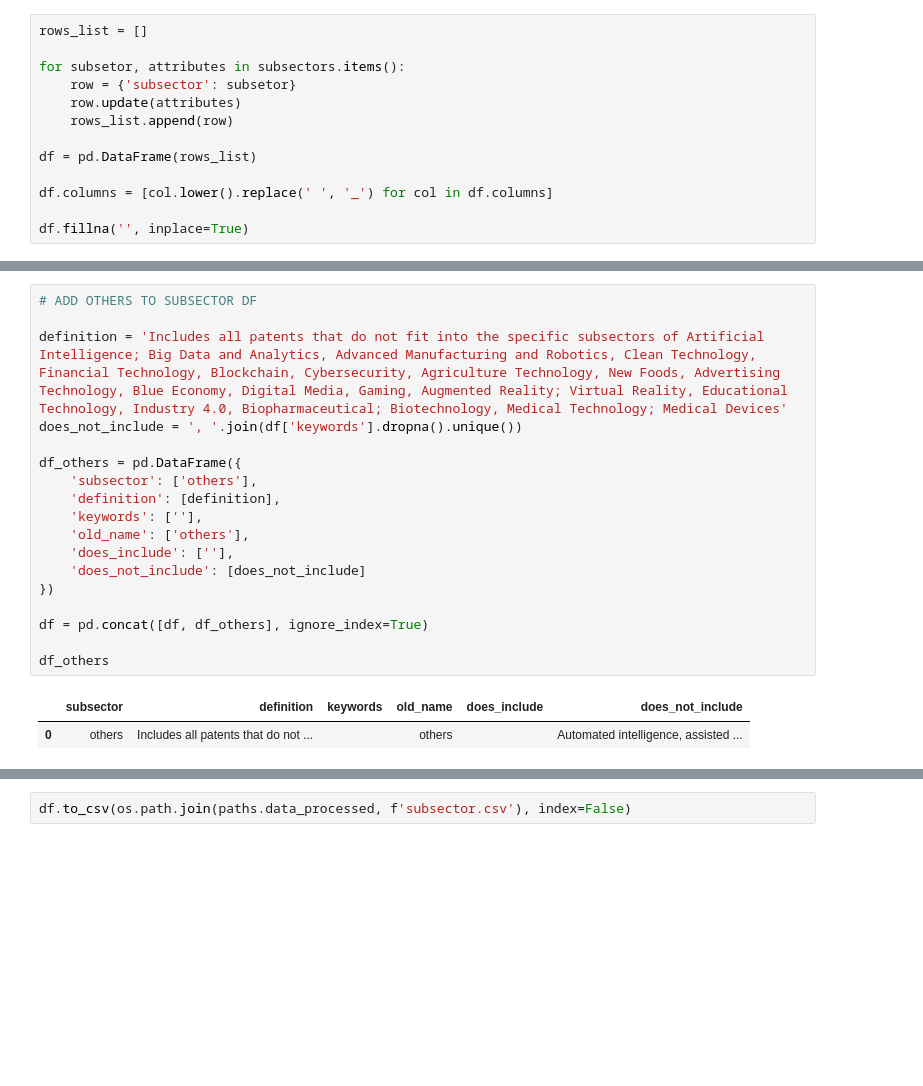
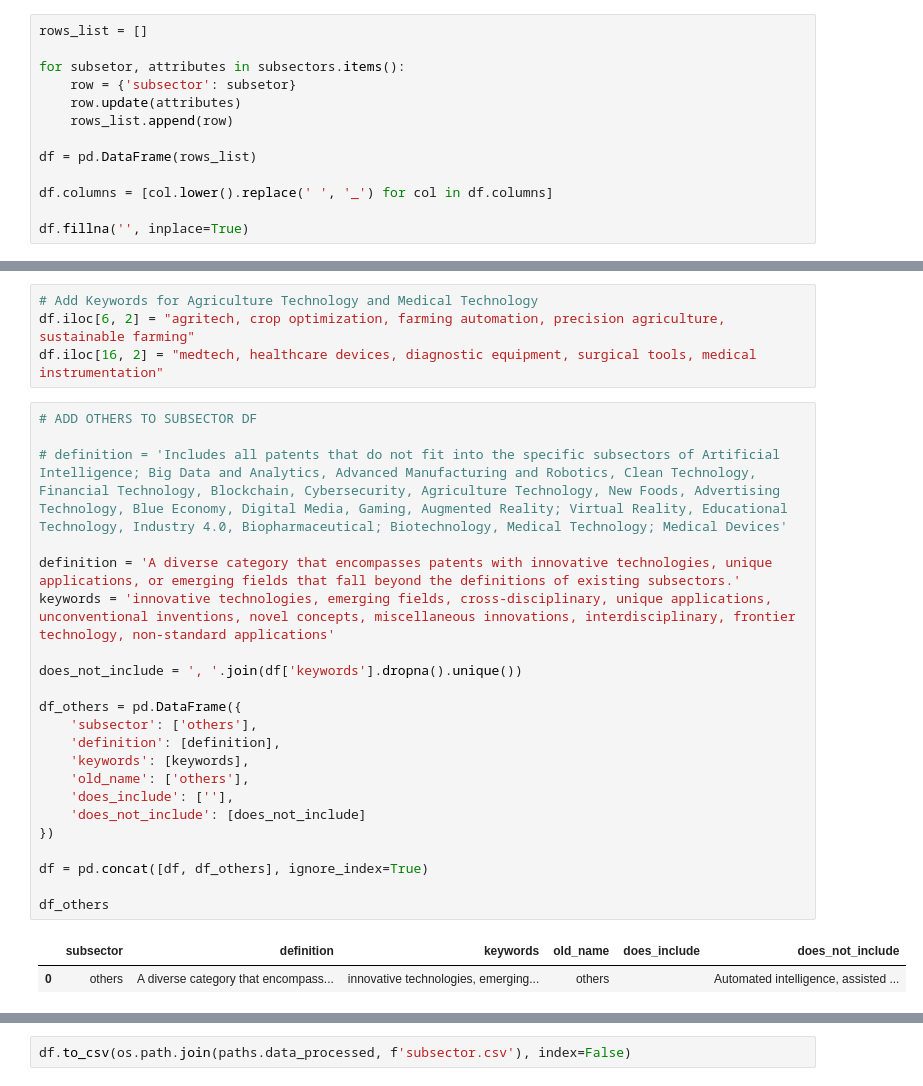
Before and after one commit to tseronni/genome, a Jupyter notebook: notebooks/create_csv_subsector_deep_learning.ipynb, the cells around one changed output, grey strips where cells are left out. Drawn from its saved outputs; the diff is of its cells as text; blank space fills up the shorter version.

```diff
--- a/notebooks/create_csv_subsector_deep_learning.ipynb
+++ b/notebooks/create_csv_subsector_deep_learning.ipynb
@@ -44,27 +44,35 @@ df
 | 14 | Industry 4.0 | Industry 4.0 is revolutionizing t... | Internet of Things (IoT), Cloud c... | Industry 4.0 |  |  |
 | 15 | Biopharmaceutical; Biotechonology | Biopharma is the sub-sector that ... | DNA, Cloning, Genetically designe... | Biopharma / Biotech | Biotechnology health care product... |  |
 | 16 | Medical Technology; Medical devices | The Medtech sub-sector is primari... |  | Medtech / Medical devices |  |  |
+# %%
+# Add Keywords for Agriculture Technology and Medical Technology
+df.iloc[6, 2] = "agritech, crop optimization, farming automation, precision agriculture, sustainable farming"
+df.iloc[16, 2] = "medtech, healthcare devices, diagnostic equipment, surgical tools, medical instrumentation"
 # %%
 # ADD OTHERS TO SUBSECTOR DF
 
-definition = 'Includes all patents that do not fit into the specific subsectors of Artificial Intelligence; Big Data and Analytics, Advanced Manufacturing and Robotics, Clean Technology, Financial Technology, Blockchain, Cybersecurity, Agriculture Technology, New Foods, Advertising Technology, Blue Economy, Digital Media, Gaming, Augmented Reality; Virtual Reality, Educational Technology, Industry 4.0, Biopharmaceutical; Biotechnology, Medical Technology; Medical Devices'
+# definition = 'Includes all patents that do not fit into the specific subsectors of Artificial Intelligence; Big Data and Analytics, Advanced Manufacturing and Robotics, Clean Technology, Financial Technology, Blockchain, Cybersecurity, Agriculture Technology, New Foods, Advertising Technology, Blue Economy, Digital Media, Gaming, Augmented Reality; Virtual Reality, Educational Technology, Industry 4.0, Biopharmaceutical; Biotechnology, Medical Technology; Medical Devices'
+
+definition = 'A diverse category that encompasses patents with innovative technologies, unique applications, or emerging fields that fall beyond the definitions of existing subsectors.'
+keywords = 'innovative technologies, emerging fields, cross-disciplinary, unique applications, unconventional inventions, novel concepts, miscellaneous innovations, interdisciplinary, frontier technology, non-standard applications'
+
 does_not_include = ', '.join(df['keywords'].dropna().unique())
 
 df_others = pd.DataFrame({
     'subsector': ['others'],
     'definition': [definition],
-    'keywords': [''],
+    'keywords': [keywords],
     'old_name': ['others'],
     'does_include': [''],
     'does_not_include': [does_not_include]
 })
 
 df = pd.concat([df, df_others], ignore_index=True)
 
 df_others
 # %% [output]
 |  | subsector | definition | keywords | old_name | does_include | does_not_include |
-| 0 | others | Includes all patents that do not ... |  | others |  | Automated intelligence, assisted ... |
+| 0 | others | A diverse category that encompass... | innovative technologies, emerging... | others |  | Automated intelligence, assisted ... |
 # %%
 spacy_util = SpacyUtil(model='en_core_web_sm', lemma=True, remove_stopwords=False, lower=True, remove_numbers=False)
 
```
Also changed, not shown: parts of 2 cells of this notebook, 1 other file.
